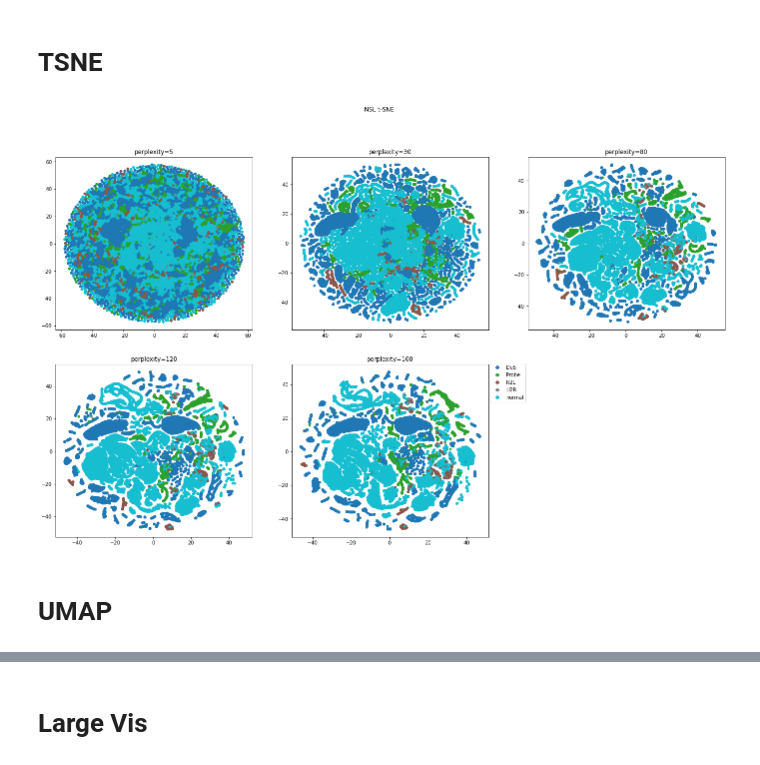
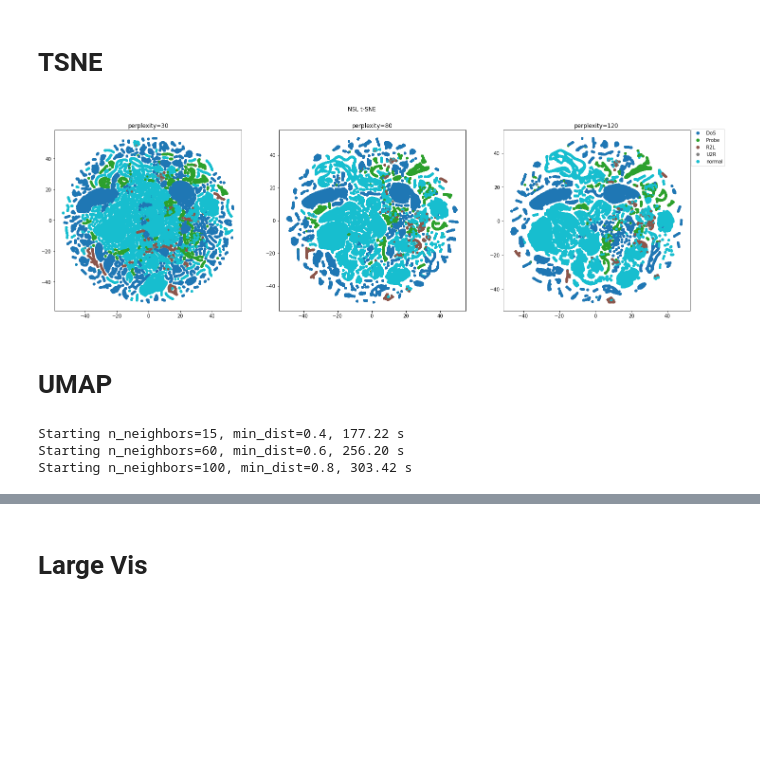
Before and after one commit to FEJTWOW/nsl_kdd, a Jupyter notebook: notebooks/visualization/autoencoders_with_categorical_visualization_bn16.ipynb, the cells around one changed output, grey strips where cells are left out. Saved outputs shown, nothing was run; the diff lists cells and outputs as text; code cells hidden in the pictures; blank space fills up the shorter version.

Commit message:
Add extra parameter to UMAP

```diff
--- a/notebooks/visualization/autoencoders_with_categorical_visualization_bn16.ipynb
+++ b/notebooks/visualization/autoencoders_with_categorical_visualization_bn16.ipynb
@@ -54,7 +59,22 @@ extracted_features.shape
 # %% [output]
 (148517, 16)
 # %%
-RUN_ALGORITHMS = False
+RUN_ALGORITHMS = True
+# %%
+def plot_2d(X_list, y, subtitles, title, figsize=(24, 7), labels=None, bbox_shift=1.15, s=15, rows=1, cols=3):
+    plt.figure(figsize=figsize)
+    for i, X in enumerate(X_list):
+        plt.subplot(rows, cols, i + 1)
+        scatter = plt.scatter(X[:, 0], X[:, 1], c=y, cmap='tab10', s=s)
+        plt.title(subtitles[i])
+
+    handles, classes = scatter.legend_elements()
+    if labels is not None:
+        classes = labels
+    plt.legend(handles, classes, bbox_to_anchor=(bbox_shift, 1.02), loc='upper right')
+
+    plt.suptitle(title)
+    plt.savefig(f"{title}_with_categorical.pdf")
 # %% [markdown]
 # TSNE
 # %%
@@ -85,27 +105,23 @@ if RUN_ALGORITHMS:
 else:
     X_nsl_tsne = np.load(pwd + '/data/saved_X/X_nsl_tsne_with_categorical_extracted_bn16.npy')
 # %%
-plot_2d(X_nsl_tsne, nsl_lables, titles_tsne_nsl, 'NSL t-SNE', labels=attack_classes, bbox_shift=1.2, rows=2, figsize=(24, 14))
+plot_2d(X_nsl_tsne[1:4], nsl_lables, titles_tsne_nsl[1:4], 'NSL t-SNE', labels=attack_classes, bbox_shift=1.2, rows=1, figsize=(24, 7))
 # %% [output]
-[figure, old version]
+[figure, new version]
 # %% [markdown]
 # UMAP
 # %%
 titles_umap_nsl = [
-    'n_neighbors=4',
-    'n_neighbors=15',
-    'n_neighbors=60',
-    'n_neighbors=100',
-    'n_neighbors=140'
+    'n_neighbors=15, min_dist=0.4',
+    'n_neighbors=60, min_dist=0.6',
+    'n_neighbors=100, min_dist=0.8',
 ]
 
 if RUN_ALGORITHMS:
     umap_list_nsl = [
-        umap.UMAP(n_neighbors=4, n_components=2, random_state=42),
-        umap.UMAP(n_neighbors=15, n_components=2, random_state=42),
-        umap.UMAP(n_neighbors=60, n_components=2, random_state=42),
-        umap.UMAP(n_neighbors=100, n_components=2, random_state=42),
-        umap.UMAP(n_neighbors=140, n_components=2, random_state=42)
+        umap.UMAP(n_neighbors=15, n_components=2, min_dist=0.4, random_state=42),
+        umap.UMAP(n_neighbors=60, n_components=2, min_dist=0.6, random_state=42),
+        umap.UMAP(n_neighbors=100, n_components=2, min_dist=0.8, random_state=42),
     ]
 
     X_nsl_umap = []
@@ -113,8 +129,12 @@ if RUN_ALGORITHMS:
         print(f'Starting {titles_umap_nsl[i]}, ', end='')
         X_nsl_umap.append(run_and_measure(umap_model.fit_transform, X))
 
-    np.save(pwd + '/data/saved_X/X_nsl_umap_with_categorical_extracted_bn16.npy', np.array(X_nsl_umap))
+    np.save(pwd + '/data/saved_X/X_nsl_umap_with_categorical_extracted_bn16_with_dist.npy', np.array(X_nsl_umap))
 
 else:
-    X_nsl_umap = np.load(pwd + '/data/saved_X/X_nsl_umap_with_categorical_extracted_bn16.npy')
+    X_nsl_umap = np.load(pwd + '/data/saved_X/X_nsl_umap_with_categorical_extracted_bn16_with_dist.npy')
+# %% [output]
+Starting n_neighbors=15, min_dist=0.4, 177.22 s
+Starting n_neighbors=60, min_dist=0.6, 256.20 s
+Starting n_neighbors=100, min_dist=0.8, 303.42 s
 # %%
```
Also changed, not shown: parts of 10 cells of this notebook, 9 other files.
